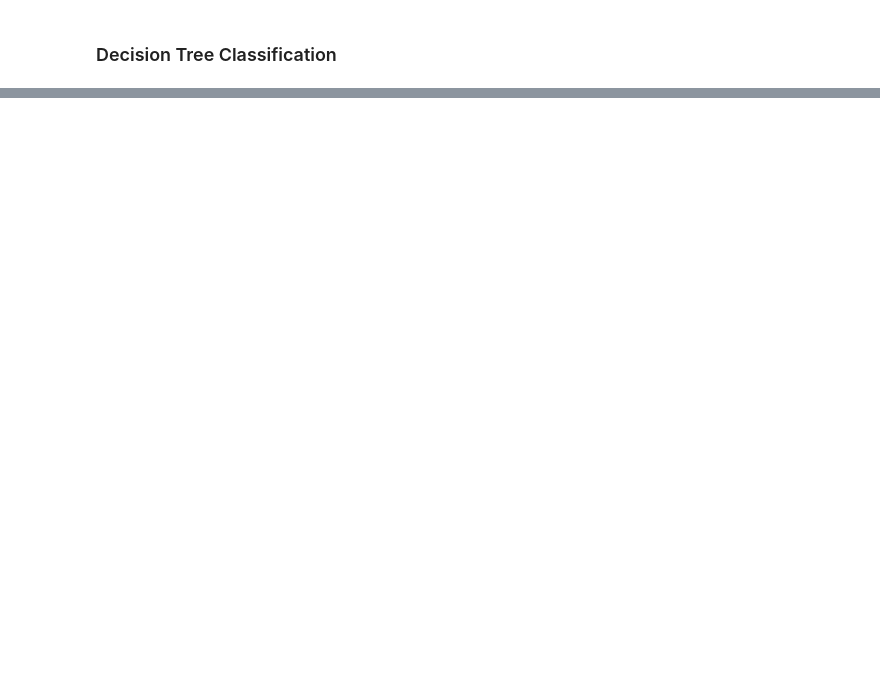
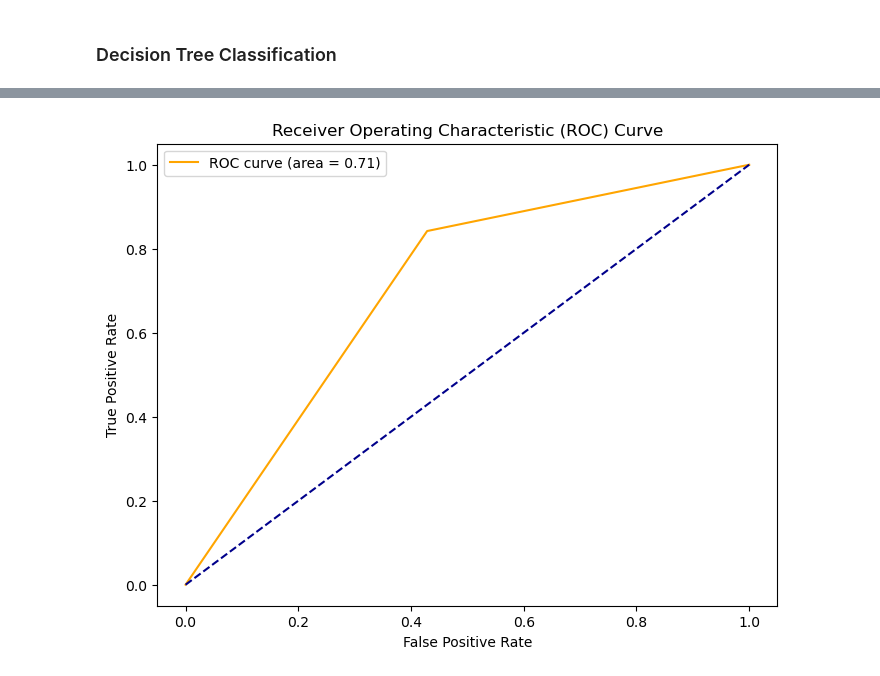
Before and after one commit to yuvalSaadati/Characterizing-human-behavior-using-internet-data, a Jupyter notebook: creating_data_for_part3.ipynb, the cells around one changed output, grey strips where cells are left out. Drawn from its saved outputs; the diff is of its cells as text; code cells hidden in the pictures; blank space fills up the shorter version.

```diff
--- a/creating_data_for_part3.ipynb
+++ b/creating_data_for_part3.ipynb
@@ -568,0 +728,83 @@ Confusion Matrix:
+# %%
+import pandas as pd
+import numpy as np
+import matplotlib.pyplot as plt
+from sklearn.model_selection import train_test_split
+from sklearn.tree import DecisionTreeClassifier
+from sklearn.metrics import classification_report, confusion_matrix, roc_auc_score, roc_curve
+from sklearn.model_selection import train_test_split
+from sklearn.utils import resample
+
+# Load your data
+df = pd.read_excel('134_users_metadata.xlsx')
+
+# Separate the features and the target variable
+X = df.drop(columns=['author', 'is_creative'])  # Drop 'author' as it's an identifier and 'is_creative' as it's the target
+y = df['is_creative'].astype(int)  # Ensure the target is integer type for scikit-learn
+
+# Split the data into training and testing sets
+X_train, X_test, y_train, y_test = train_test_split(X, y, test_size=0.2, random_state=42)
+
+# Combine them back for resampling
+train_data = pd.concat([X_train, y_train], axis=1)
+
+# Separate minority and majority classes
+majority = train_data[train_data.is_creative==1]
+minority = train_data[train_data.is_creative==0]
+
+# Upsample minority class
+minority_upsampled = resample(minority,
+                              replace=True,                   # sample with replacement
+                              n_samples=len(majority),        # to match majority class
+                              random_state=42)                # reproducible results
+
+# Combine majority class with upsampled minority class
+upsampled_train = pd.concat([majority, minority_upsampled])
+
+
+# Separate features and target variable after resampling
+X_train_upsampled = upsampled_train.drop('is_creative', axis=1)
+y_train_upsampled = upsampled_train['is_creative']
+
+# Create a decision tree classifier object
+clf = DecisionTreeClassifier(min_samples_leaf=1, min_samples_split=2, criterion='gini', max_depth=20)
+
+# Train the classifier
+clf.fit(X_train_upsampled, y_train_upsampled)
+
+# Predict on the test data
+y_pred = clf.predict(X_test)
+
+# Predict probabilities for AUC
+y_prob = clf.predict_proba(X_test)[:, 1]  # Get probabilities for the positive class
+
+# Print the classification report and confusion matrix
+print("Classification Report:")
+print(classification_report(y_test, y_pred))
+print("Confusion Matrix:")
+print(confusion_matrix(y_test, y_pred))
+
+# Plot ROC curve
+auc_score = roc_auc_score(y_test, y_prob)
+fpr, tpr, thresholds = roc_curve(y_test, y_prob)
+plt.figure(figsize=(8, 6))
+plt.plot(fpr, tpr, color='orange', label='ROC curve (area = %0.2f)' % auc_score)
+plt.plot([0, 1], [0, 1], color='darkblue', linestyle='--')
+plt.xlabel('False Positive Rate')
+plt.ylabel('True Positive Rate')
+plt.title('Receiver Operating Characteristic (ROC) Curve')
+plt.legend()
+plt.show()
+
+# Plot feature importances
+features = X.columns
+importances = clf.feature_importances_
+indices = np.argsort(importances)
+
+plt.figure(figsize=(7, 4))
+plt.title('Feature Importances')
+plt.barh(range(len(indices)), importances[indices], color='b', align='center')
+plt.yticks(range(len(indices)), [features[i] for i in indices])
+plt.xlabel('Relative Importance')
+plt.show()
+# %% [output]
@@ -568,0 +824 @@ Confusion Matrix:
+[figure, added]
```
Also changed, not shown: parts of 29 cells of this notebook, 4 other files.
